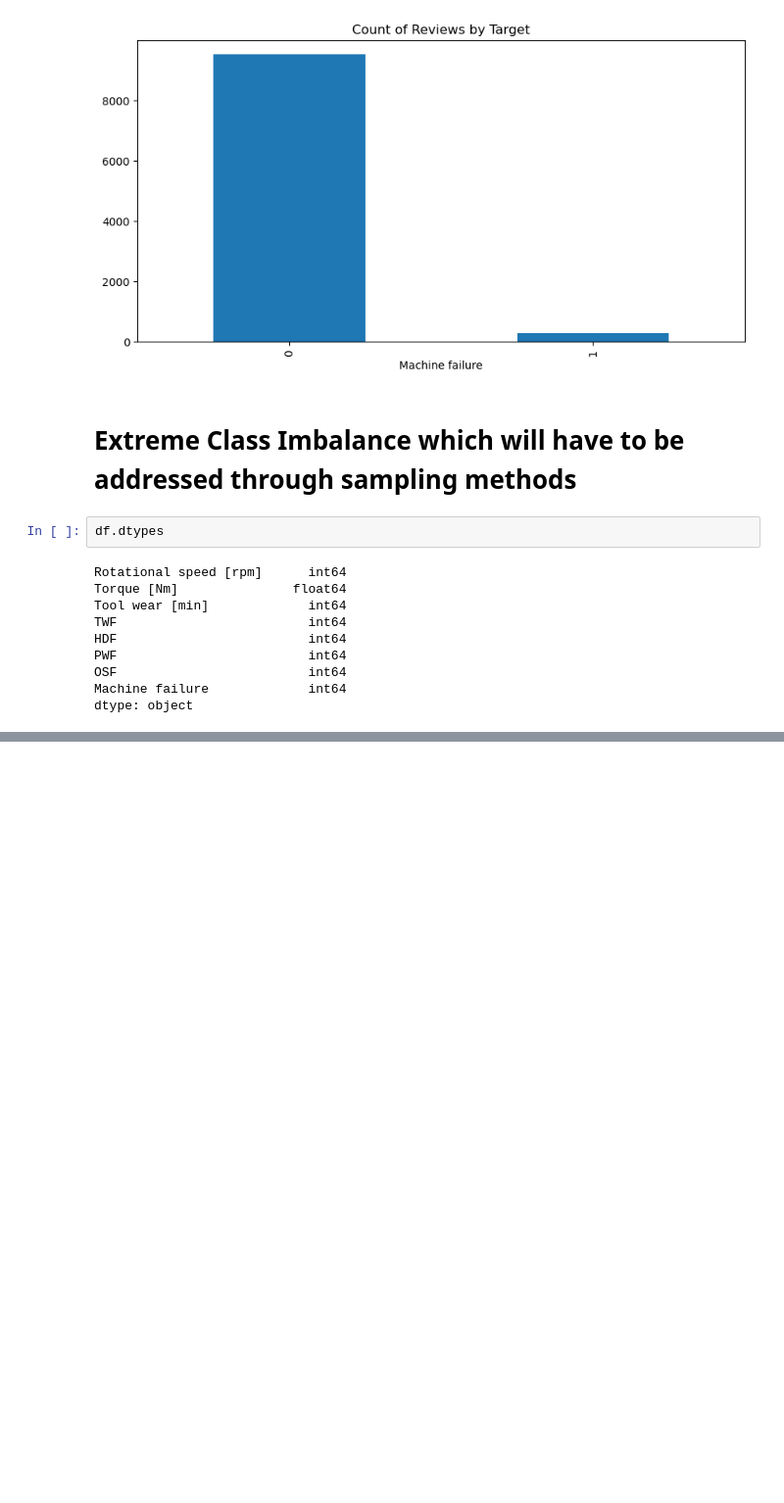
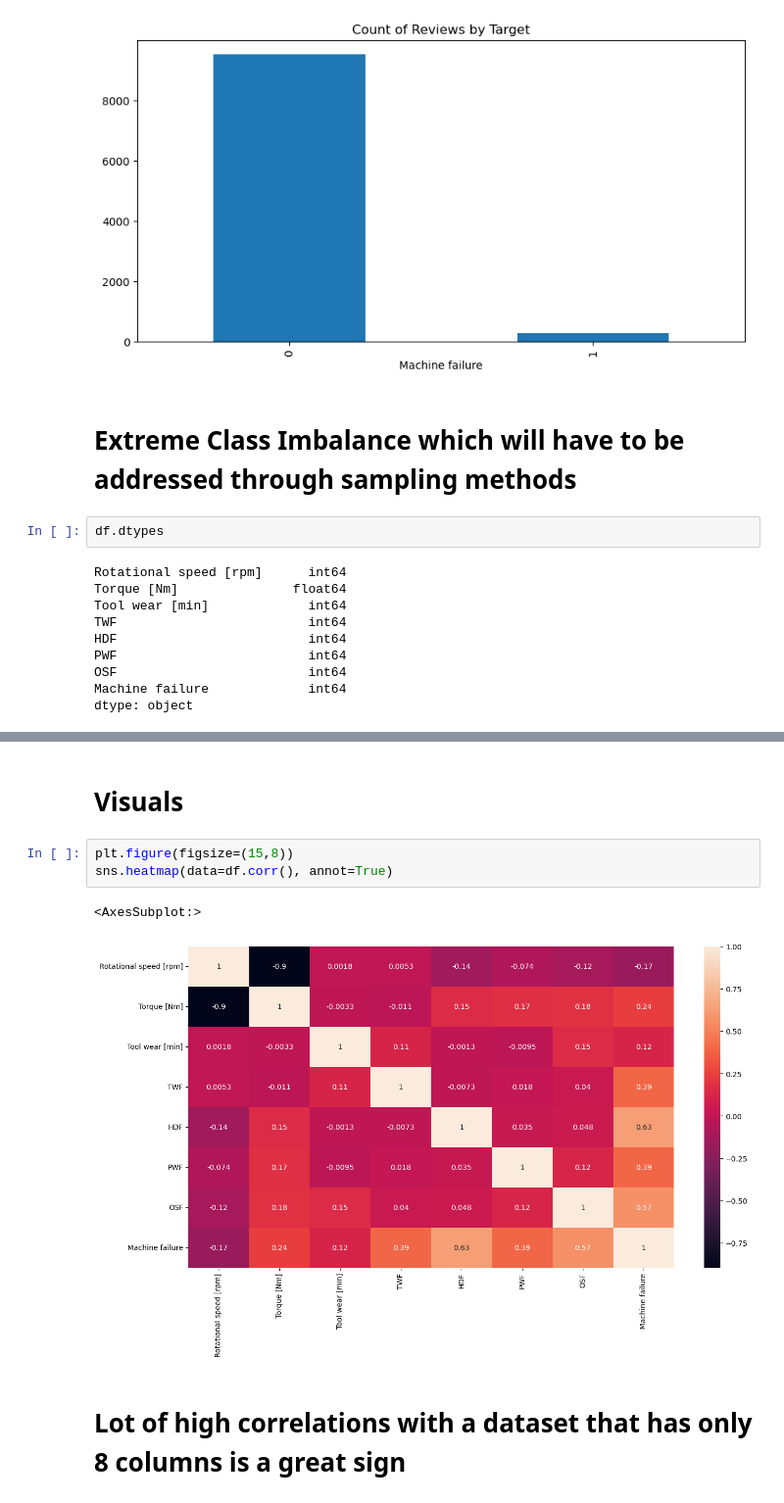
Before and after one commit to MaukanMir/Machine-Learning-Failure-Classification, a Jupyter notebook: training.ipynb, the cells around one changed output, grey strips where cells are left out. Shown at 98% size. Saved outputs shown, nothing was run; the diff lists cells and outputs as text; blank space fills up the shorter version.

```diff
--- a/training.ipynb
+++ b/training.ipynb
@@ -189,3 +189,13 @@ df.describe()
 | 50% | 1501.000000 | 40.200000 | 108.000000 | 0.000000 | 0.000000 | 0.000000 | 0.000000 | ... |
 | 75% | 1606.000000 | 46.800000 | 162.000000 | 0.000000 | 0.000000 | 0.000000 | 0.000000 | ... |
 | max | 2076.000000 | 68.900000 | 253.000000 | 1.000000 | 1.000000 | 1.000000 | 1.000000 | ... |
+# %% [markdown]
+# Visuals
+# %%
+plt.figure(figsize=(15,8))
+sns.heatmap(data=df.corr(), annot=True)
+# %% [output]
+<AxesSubplot:>
+[figure, added]
+# %% [markdown]
+# Lot of high correlations with a dataset that has only 8 columns is a great sign
```
